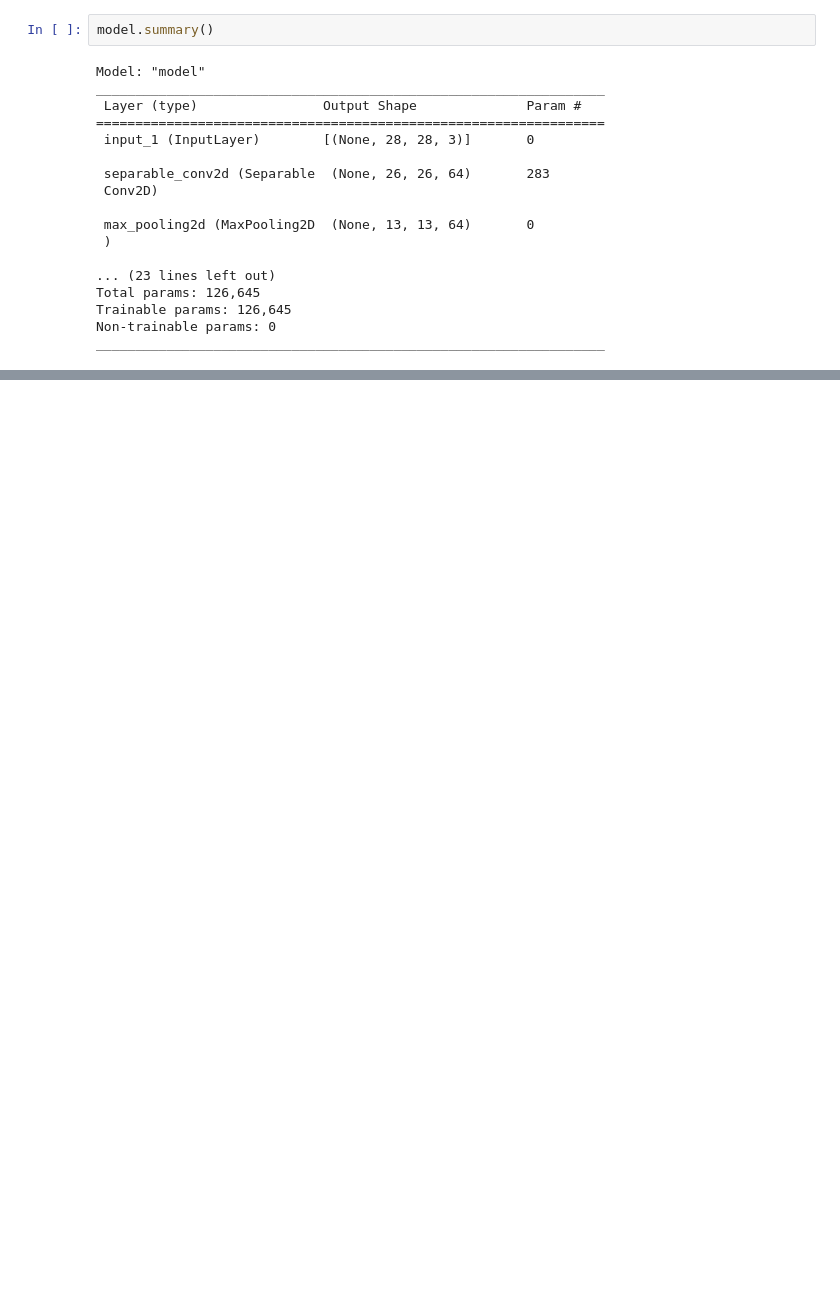
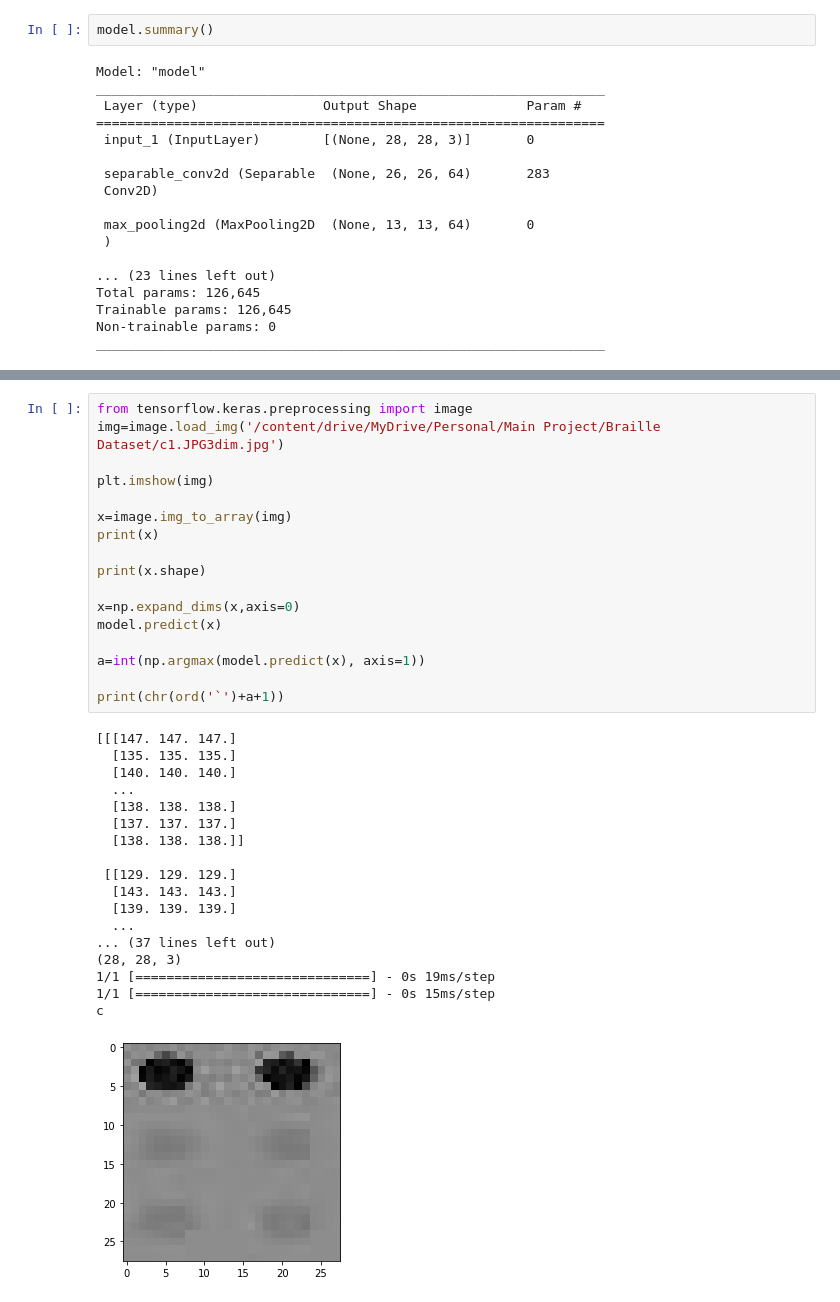
Before and after one commit to basilpaul7/Bi-Directional-Braille-Communication, a Jupyter notebook: Braille_Text_Model.ipynb, the cells around one changed output, grey strips where cells are left out. Cells and saved outputs as stored; diff of their text form; blank space fills up the shorter version.

```diff
--- a/Braille_Text_Model.ipynb
+++ b/Braille_Text_Model.ipynb
@@ -223,0 +137,36 @@ j
+# %%
+from tensorflow.keras.preprocessing import image
+img=image.load_img('/content/drive/MyDrive/Personal/Main Project/Braille Dataset/c1.JPG3dim.jpg')
+
+plt.imshow(img)
+
+x=image.img_to_array(img)
+print(x)
+
+print(x.shape)
+
+x=np.expand_dims(x,axis=0)
+model.predict(x)
+
+a=int(np.argmax(model.predict(x), axis=1))
+
+print(chr(ord('`')+a+1))
+# %% [output]
+[[[147. 147. 147.]
+  [135. 135. 135.]
+  [140. 140. 140.]
+  ...
+  [138. 138. 138.]
+  [137. 137. 137.]
+  [138. 138. 138.]]
+
+ [[129. 129. 129.]
+  [143. 143. 143.]
+  [139. 139. 139.]
+  ...
+... (37 lines left out)
+(28, 28, 3)
+1/1 [==============================] - 0s 19ms/step
+1/1 [==============================] - 0s 15ms/step
+c
+[figure, added]
```
Also changed, not shown: parts of 4 cells of this notebook.
